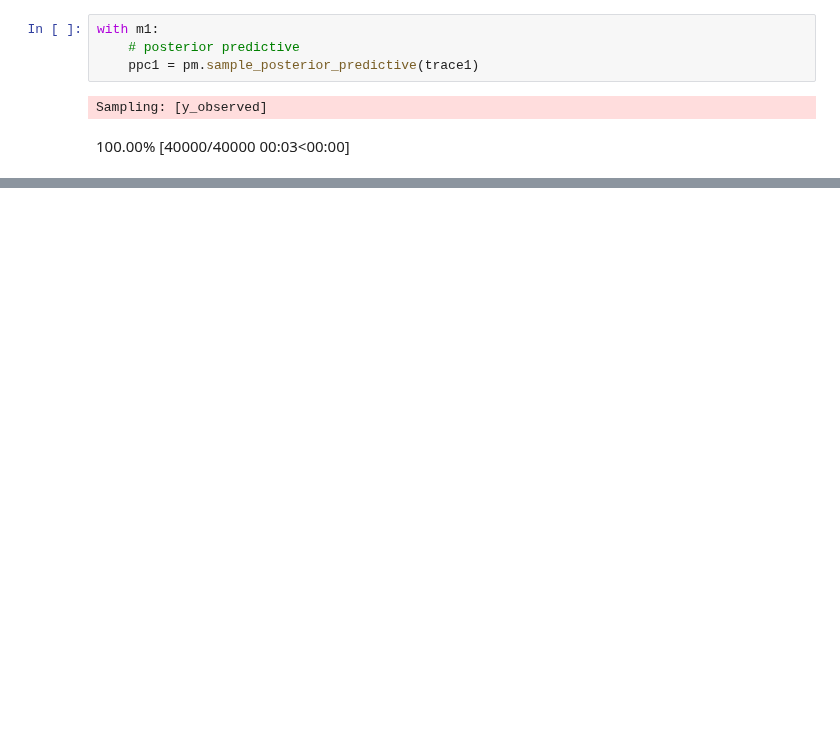
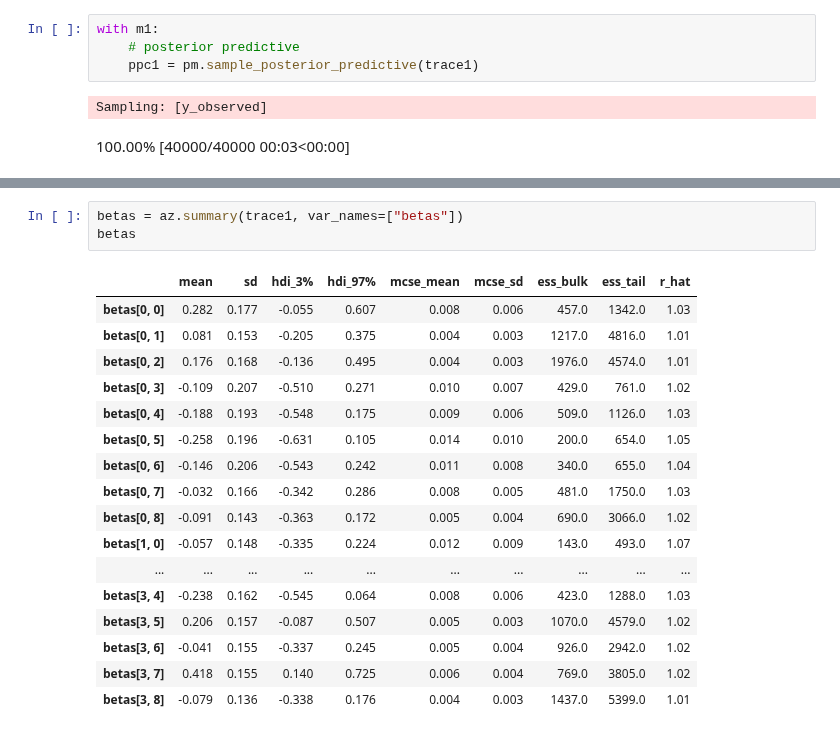
Before and after one commit to acmiyaguchi/iyse4620-birdcall-distributions, a Jupyter notebook: notebooks/2022-12-02-plots.ipynb, the cells around one changed output, grey strips where cells are left out. Drawn from its saved outputs; the diff is of its cells as text; blank space fills up the shorter version.

```diff
--- a/notebooks/2022-12-02-plots.ipynb
+++ b/notebooks/2022-12-02-plots.ipynb
@@ -88,0 +100,21 @@ plt.show()
+# %%
+betas = az.summary(trace1, var_names=["betas"])
+betas
+# %% [output]
+|  | mean | sd | hdi_3% | hdi_97% | mcse_mean | mcse_sd | ess_bulk | ess_tail | r_hat |
+| betas[0, 0] | 0.282 | 0.177 | -0.055 | 0.607 | 0.008 | 0.006 | 457.0 | 1342.0 | 1.03 |
+| betas[0, 1] | 0.081 | 0.153 | -0.205 | 0.375 | 0.004 | 0.003 | 1217.0 | 4816.0 | 1.01 |
+| betas[0, 2] | 0.176 | 0.168 | -0.136 | 0.495 | 0.004 | 0.003 | 1976.0 | 4574.0 | 1.01 |
+| betas[0, 3] | -0.109 | 0.207 | -0.510 | 0.271 | 0.010 | 0.007 | 429.0 | 761.0 | 1.02 |
+| betas[0, 4] | -0.188 | 0.193 | -0.548 | 0.175 | 0.009 | 0.006 | 509.0 | 1126.0 | 1.03 |
+| betas[0, 5] | -0.258 | 0.196 | -0.631 | 0.105 | 0.014 | 0.010 | 200.0 | 654.0 | 1.05 |
+| betas[0, 6] | -0.146 | 0.206 | -0.543 | 0.242 | 0.011 | 0.008 | 340.0 | 655.0 | 1.04 |
+| betas[0, 7] | -0.032 | 0.166 | -0.342 | 0.286 | 0.008 | 0.005 | 481.0 | 1750.0 | 1.03 |
+| betas[0, 8] | -0.091 | 0.143 | -0.363 | 0.172 | 0.005 | 0.004 | 690.0 | 3066.0 | 1.02 |
+| betas[1, 0] | -0.057 | 0.148 | -0.335 | 0.224 | 0.012 | 0.009 | 143.0 | 493.0 | 1.07 |
+| ... | ... | ... | ... | ... | ... | ... | ... | ... | ... |
+| betas[3, 4] | -0.238 | 0.162 | -0.545 | 0.064 | 0.008 | 0.006 | 423.0 | 1288.0 | 1.03 |
+| betas[3, 5] | 0.206 | 0.157 | -0.087 | 0.507 | 0.005 | 0.003 | 1070.0 | 4579.0 | 1.02 |
+| betas[3, 6] | -0.041 | 0.155 | -0.337 | 0.245 | 0.005 | 0.004 | 926.0 | 2942.0 | 1.02 |
+| betas[3, 7] | 0.418 | 0.155 | 0.140 | 0.725 | 0.006 | 0.004 | 769.0 | 3805.0 | 1.02 |
+| betas[3, 8] | -0.079 | 0.136 | -0.338 | 0.176 | 0.004 | 0.003 | 1437.0 | 5399.0 | 1.01 |
```
Also changed, not shown: parts of 10 cells of this notebook, 1 other file.
